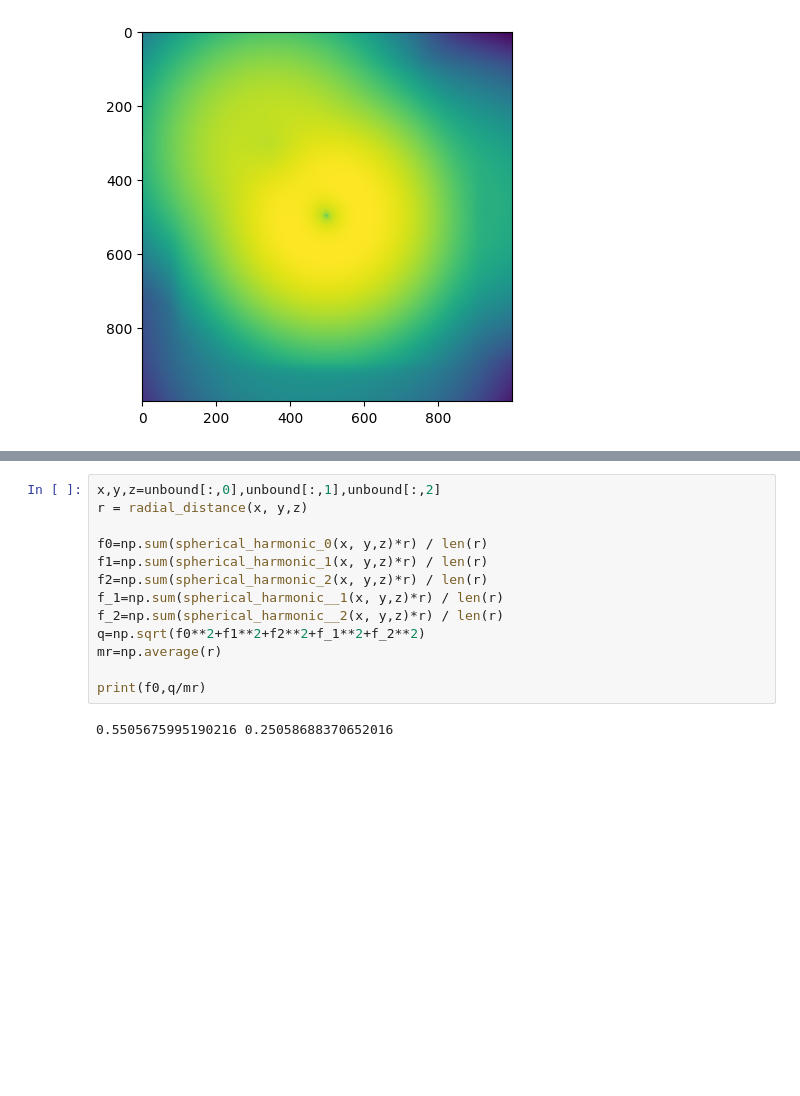
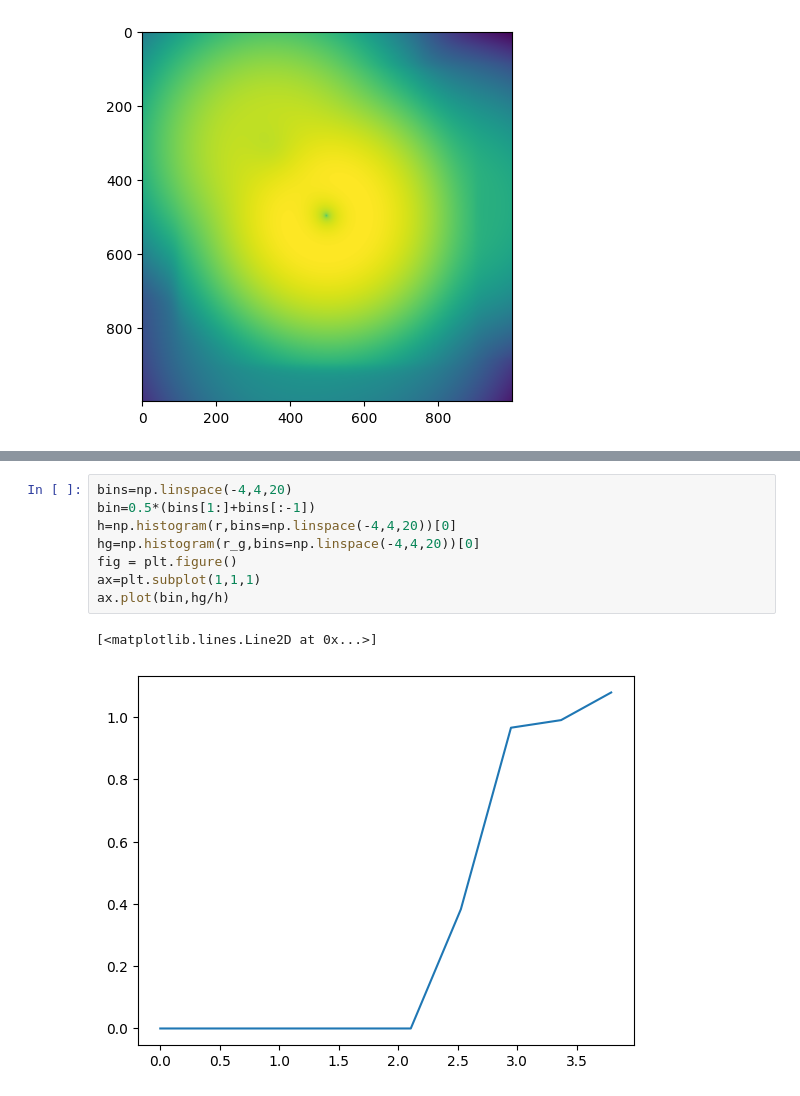
Before and after one commit to yjqqyjq/code, a Jupyter notebook: gaussian_grad.ipynb, the cells around one changed output, grey strips where cells are left out. Saved outputs shown, nothing was run; the diff lists cells and outputs as text; blank space fills up the shorter version.

```diff
--- a/gaussian_grad.ipynb
+++ b/gaussian_grad.ipynb
@@ -62,15 +61,11 @@ ax=plt.subplot(1,1,1)
 # %%
-x,y,z=unbound[:,0],unbound[:,1],unbound[:,2]
-r = radial_distance(x, y,z)
-
-f0=np.sum(spherical_harmonic_0(x, y,z)*r) / len(r)
-f1=np.sum(spherical_harmonic_1(x, y,z)*r) / len(r)
-f2=np.sum(spherical_harmonic_2(x, y,z)*r) / len(r)
-f_1=np.sum(spherical_harmonic__1(x, y,z)*r) / len(r)
-f_2=np.sum(spherical_harmonic__2(x, y,z)*r) / len(r)
-q=np.sqrt(f0**2+f1**2+f2**2+f_1**2+f_2**2)
-mr=np.average(r)
-
-print(f0,q/mr)
+bins=np.linspace(-4,4,20)
+bin=0.5*(bins[1:]+bins[:-1])
+h=np.histogram(r,bins=np.linspace(-4,4,20))[0]
+hg=np.histogram(r_g,bins=np.linspace(-4,4,20))[0]
+fig = plt.figure()
+ax=plt.subplot(1,1,1)
+ax.plot(bin,hg/h)
 # %% [output]
-0.5505675995190216 0.25058688370652016
+[<matplotlib.lines.Line2D at 0x...>]
+[figure, added]
```
Also changed, not shown: parts of 2 cells of this notebook, 19 other files.
